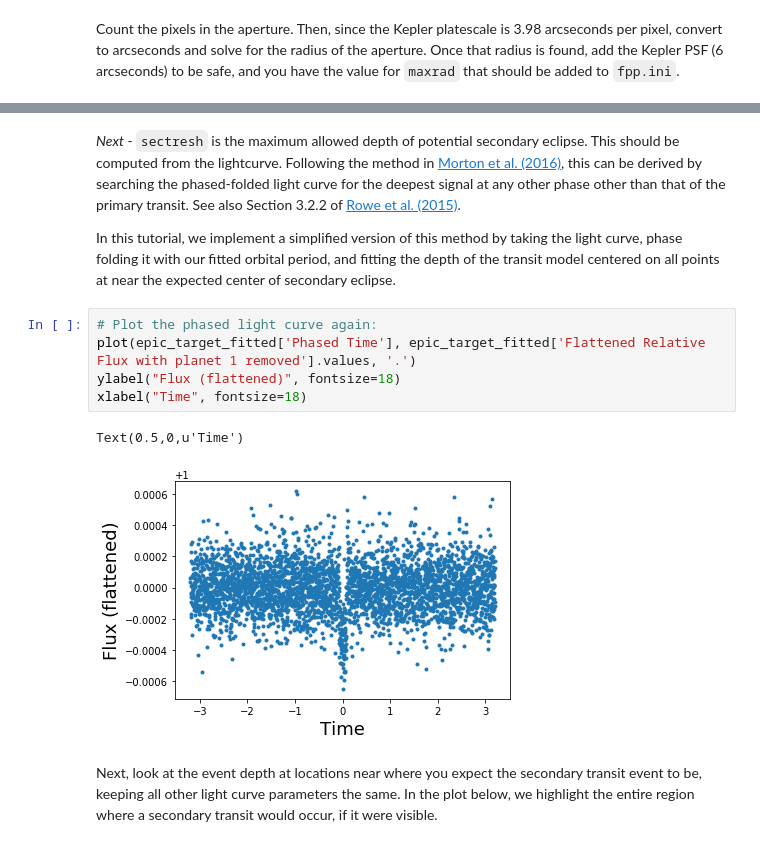
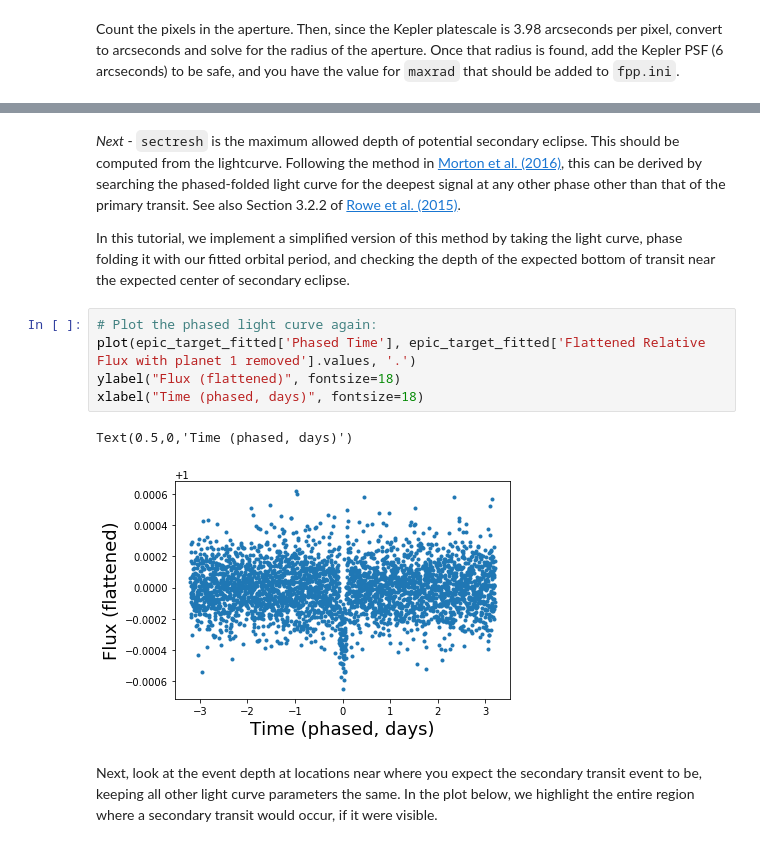
Before and after one commit to timothydmorton/vespa-tutorial, a Jupyter notebook: Notebooks/VESPA_Tutorial.ipynb, the cells around one changed output, grey strips where cells are left out. Drawn from its saved outputs; the diff is of its cells as text.

```diff
--- a/Notebooks/VESPA_Tutorial.ipynb
+++ b/Notebooks/VESPA_Tutorial.ipynb
@@ -373,15 +400,15 @@ print("MAXRAD:", effective_radius)
 # %% [markdown]
 *Next* - `sectresh` is the maximum allowed depth of potential secondary eclipse. This should be computed from the lightcurve. Following the method in [Morton et al. (2016)](https://arxiv.org/pdf/1605.02825.pdf), this can be derived by searching the phased-folded light curve for the deepest signal at any other phase other than that of the primary transit. See also Section 3.2.2 of [Rowe et al. (2015)](http://iopscience.iop.org/article/10.1088/0067-0049/217/1/16/pdf).
 
-In this tutorial, we implement a simplified version of this method by taking the light curve, phase folding it with our fitted orbital period, and fitting the depth of the transit model centered on all points at near the expected center of secondary eclipse.
+In this tutorial, we implement a simplified version of this method by taking the light curve, phase folding it with our fitted orbital period, and checking the depth of the expected bottom of transit near the expected center of secondary eclipse.
 # %%
 # Plot the phased light curve again:
 plot(epic_target_fitted['Phased Time'], epic_target_fitted['Flattened Relative Flux with planet 1 removed'].values, '.')
 ylabel("Flux (flattened)", fontsize=18)
-xlabel("Time", fontsize=18)
+xlabel("Time (phased, days)", fontsize=18)
 # %% [output]
-Text(0.5,0,u'Time')
+Text(0.5,0,'Time (phased, days)')
-[figure, old version]
+[figure, new version]
 # %% [markdown]
 Next, look at the event depth at locations near where you expect the secondary transit event to be, keeping all other light curve parameters the same. In the plot below, we highlight the entire region where a secondary transit would occur, if it were visible.
 # %%
```
Also changed, not shown: parts of 25 cells of this notebook, 49 other files.
